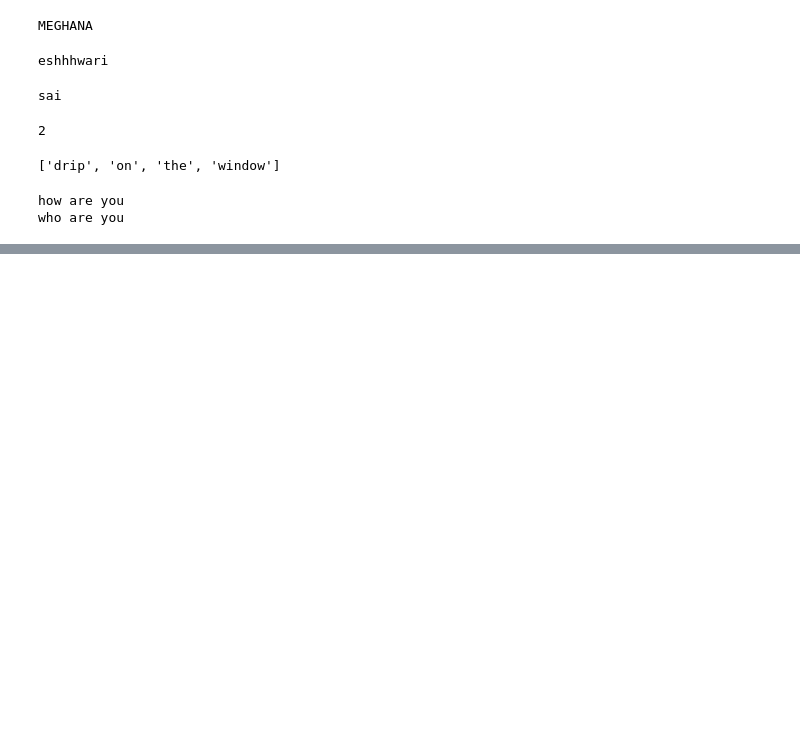
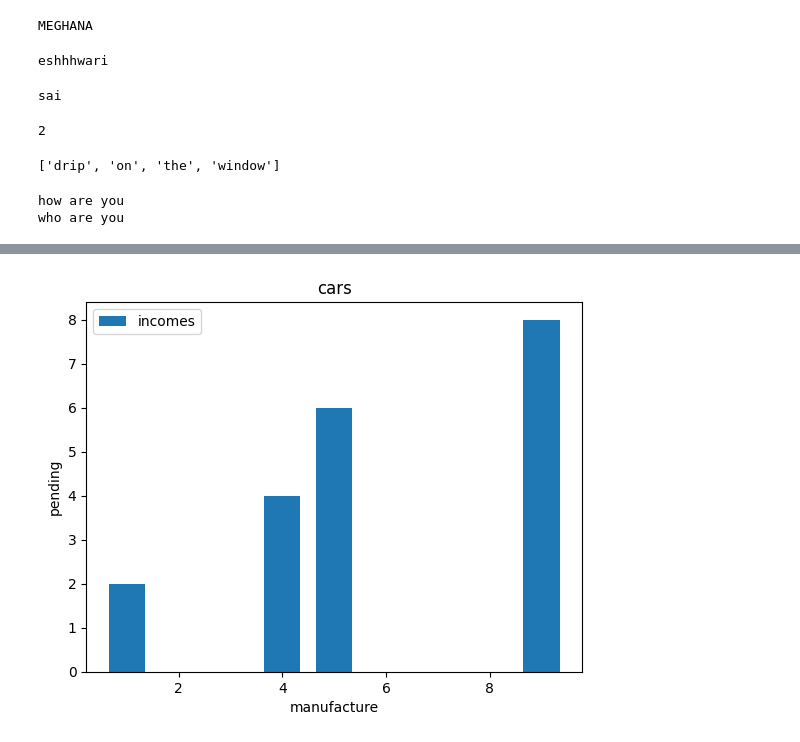
Before and after one commit to Meghana-Molleti/datascience, a Jupyter notebook: Untitled1.ipynb, the cells around one changed output, grey strips where cells are left out. Drawn from its saved outputs; the diff is of its cells as text; code cells hidden in the pictures; blank space fills up the shorter version.

```diff
--- a/Untitled1.ipynb
+++ b/Untitled1.ipynb
@@ -363,0 +1060,12 @@ who are you
+# %%
+import matplotlib.pyplot as plt
+x = [1,9,4,5]
+y = [2,8,4,6]
+plt.bar(x,y,width=0.7,label="incomes")
+plt.title("cars")
+plt.xlabel("manufacture")
+plt.ylabel("pending")
+plt.legend()
+plt.show()
+# %% [output]
+[figure, added]
```
Also changed, not shown: parts of 131 cells of this notebook.
